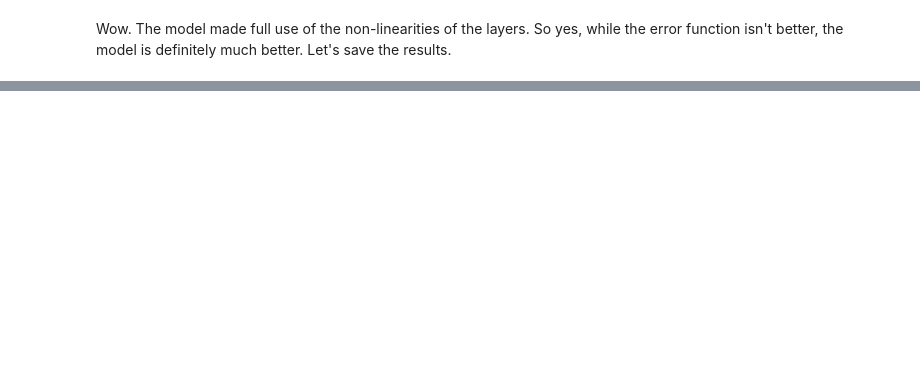
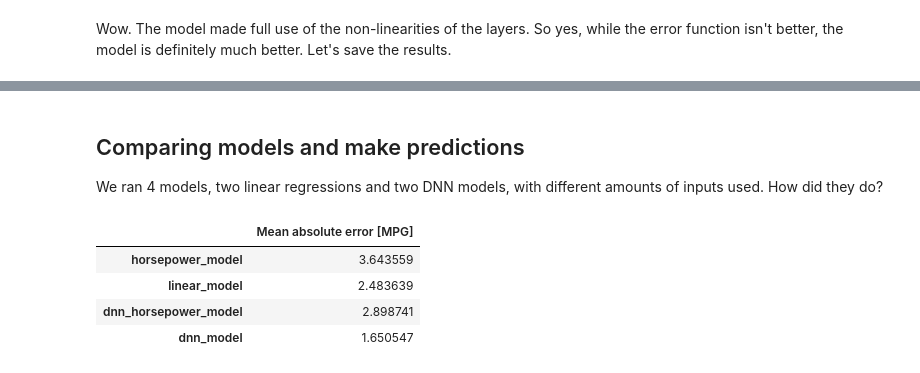
Before and after one commit to mtomasini/TensorFlowTraining, a Jupyter notebook: tf_regression_tutorial.ipynb, the cells around one changed output, grey strips where cells are left out. Saved outputs shown, nothing was run; the diff lists cells and outputs as text; code cells hidden in the pictures; blank space fills up the shorter version.

```diff
--- a/tf_regression_tutorial.ipynb
+++ b/tf_regression_tutorial.ipynb
@@ -351,2 +351,5 @@ plot_horsepower(x, y)
 # %% [markdown]
 Wow. The model made full use of the non-linearities of the layers. So yes, while the error function isn't better, the model is definitely much better. Let's save the results.
+# %%
+onevar_results['dnn_horsepower_model'] = dnn_horsepower_model.evaluate(test_features['Horsepower'],
+                                                                       test_labels, verbose=0)
@@ -352,0 +397,15 @@ Wow. The model made full use of the non-linearities of the layers. So yes, while
+# %%
+onevar_results['dnn_model'] = dnn_model.evaluate(test_features,
+                                                 test_labels,
+                                                 verbose=0)
+# %% [markdown]
+## Comparing models and make predictions
+We ran 4 models, two linear regressions and two DNN models, with different amounts of inputs used. How did they do?
+# %%
+pd.DataFrame(onevar_results, index=['Mean absolute error [MPG]']).T
+# %% [output]
+|  | Mean absolute error [MPG] |
+| horsepower_model | 3.643559 |
+| linear_model | 2.483639 |
+| dnn_horsepower_model | 2.898741 |
+| dnn_model | 1.650547 |
```
Also changed, not shown: parts of 23 cells of this notebook, 2 other files.
